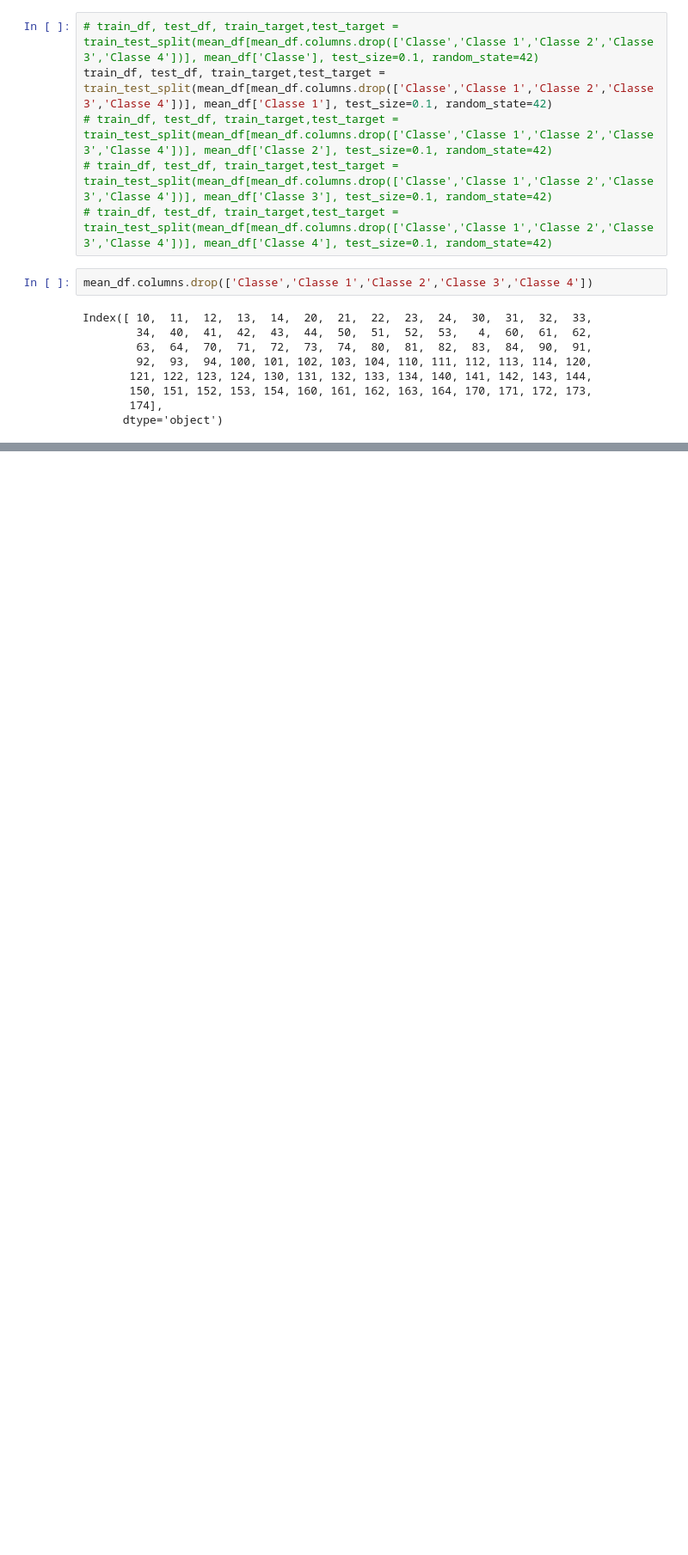
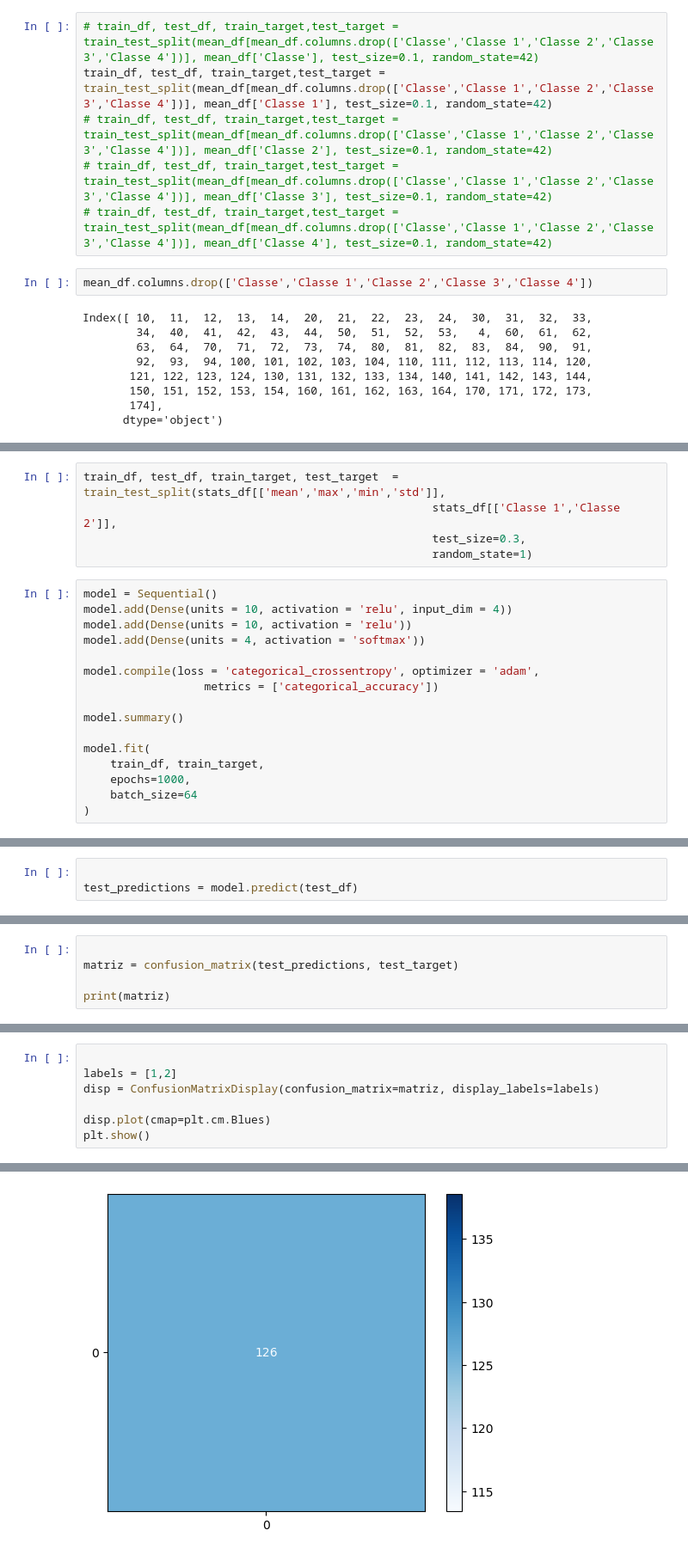
Before and after one commit to magarax/Data_Science, a Jupyter notebook: Novo_Trabalho_Final.ipynb, the cells around one changed output, grey strips where cells are left out. Shown at 86% size. Cells and saved outputs as stored; diff of their text form; blank space fills up the shorter version.

```diff
--- a/Novo_Trabalho_Final.ipynb
+++ b/Novo_Trabalho_Final.ipynb
@@ -429,0 +441,21 @@ a
+# %%
+train_df, test_df, train_target, test_target  = train_test_split(stats_df[['mean','max','min','std']],
+                                                    stats_df[['Classe 1','Classe 2']],
+                                                    test_size=0.3,
+                                                    random_state=1)
+# %%
+model = Sequential()
+model.add(Dense(units = 10, activation = 'relu', input_dim = 4))
+model.add(Dense(units = 10, activation = 'relu'))
+model.add(Dense(units = 4, activation = 'softmax'))
+
+model.compile(loss = 'categorical_crossentropy', optimizer = 'adam',
+                  metrics = ['categorical_accuracy'])
+
+model.summary()
+
+model.fit(
+    train_df, train_target,
+    epochs=1000,
+    batch_size=64
+)
@@ -429,0 +486,3 @@ a
+# %%
+
+test_predictions = model.predict(test_df)
@@ -429,0 +501,5 @@ a
+# %%
+
+matriz = confusion_matrix(test_predictions, test_target)
+
+print(matriz)
@@ -429,0 +508,8 @@ a
+# %%
+
+labels = [1,2]
+disp = ConfusionMatrixDisplay(confusion_matrix=matriz, display_labels=labels)
+
+disp.plot(cmap=plt.cm.Blues)
+plt.show()
+# %% [output]
@@ -429,0 +517 @@ a
+[figure, added]
```
Also changed, not shown: parts of 14 cells of this notebook, 1 other file.
